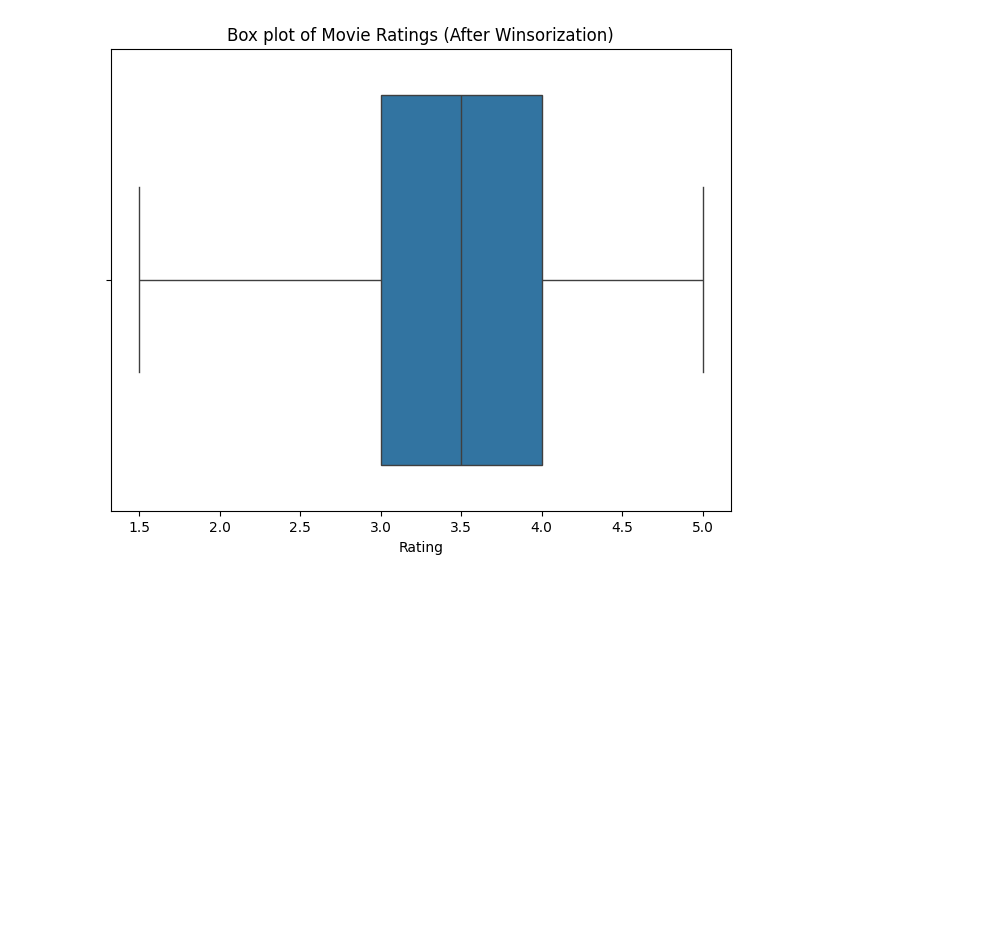
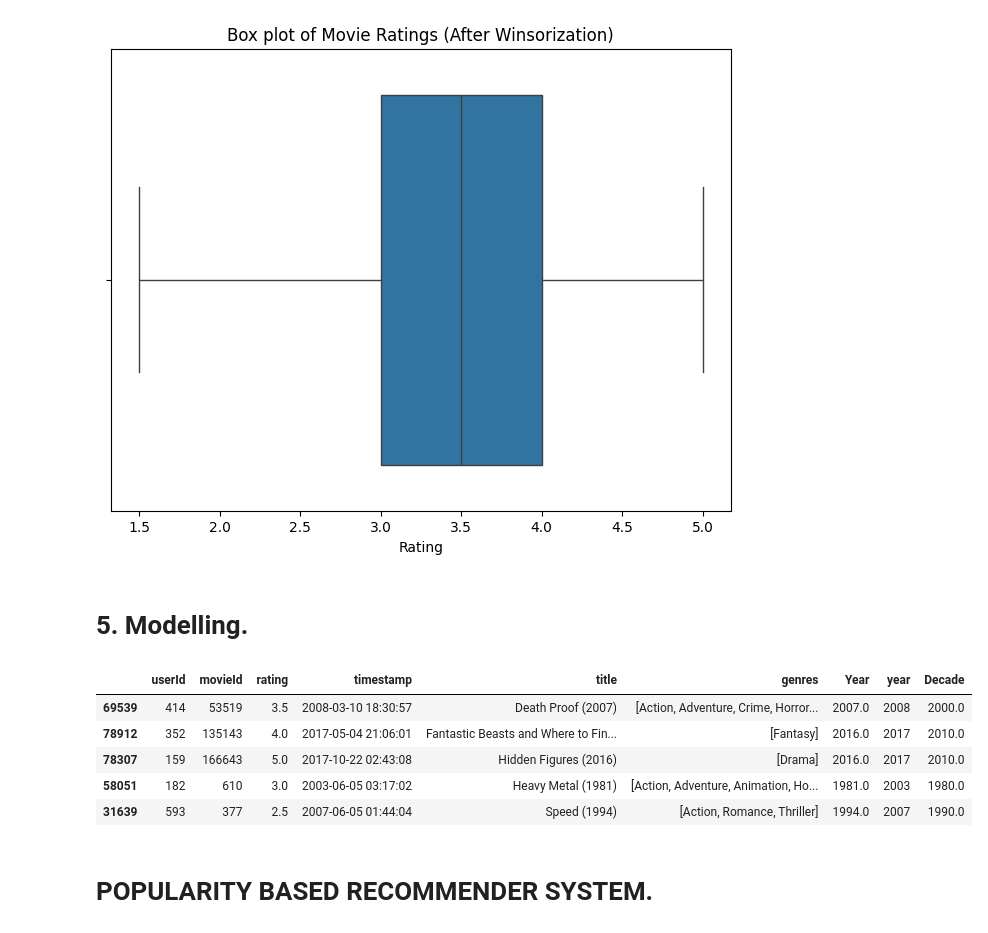
Before and after one commit to MercyKiragu/Dsc-Phase-4-project-group-2, a Jupyter notebook: notebook.ipynb, the cells around one changed output. Drawn from its saved outputs; the diff is of its cells as text; code cells hidden in the pictures; blank space fills up the shorter version.

```diff
--- a/notebook.ipynb
+++ b/notebook.ipynb
@@ -702,3 +708,17 @@ plt.xlabel('Rating')
 plt.show()
 # %% [output]
 [figure]
+# %% [markdown]
+# 5. Modelling.
+# %%
+#Datasets
+movies_ratings.sample(5)
+# %% [output]
+|  | userId | movieId | rating | timestamp | title | genres | Year | year | Decade |
+| 69539 | 414 | 53519 | 3.5 | 2008-03-10 18:30:57 | Death Proof (2007) | [Action, Adventure, Crime, Horror... | 2007.0 | 2008 | 2000.0 |
+| 78912 | 352 | 135143 | 4.0 | 2017-05-04 21:06:01 | Fantastic Beasts and Where to Fin... | [Fantasy] | 2016.0 | 2017 | 2010.0 |
+| 78307 | 159 | 166643 | 5.0 | 2017-10-22 02:43:08 | Hidden Figures (2016) | [Drama] | 2016.0 | 2017 | 2010.0 |
+| 58051 | 182 | 610 | 3.0 | 2003-06-05 03:17:02 | Heavy Metal (1981) | [Action, Adventure, Animation, Ho... | 1981.0 | 2003 | 1980.0 |
+| 31639 | 593 | 377 | 2.5 | 2007-06-05 01:44:04 | Speed (1994) | [Action, Romance, Thriller] | 1994.0 | 2007 | 1990.0 |
+# %% [markdown]
+# POPULARITY BASED RECOMMENDER SYSTEM.
```
Also changed, not shown: parts of 8 cells of this notebook.
